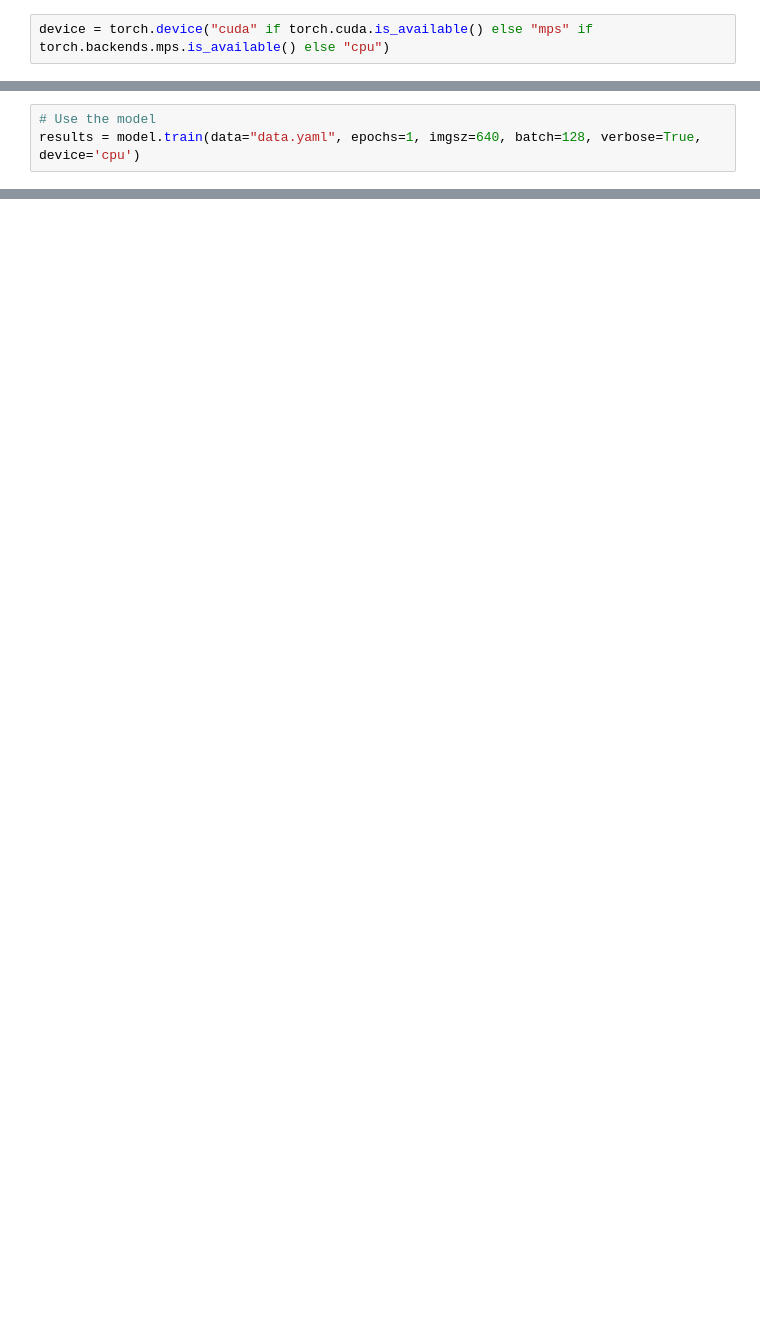
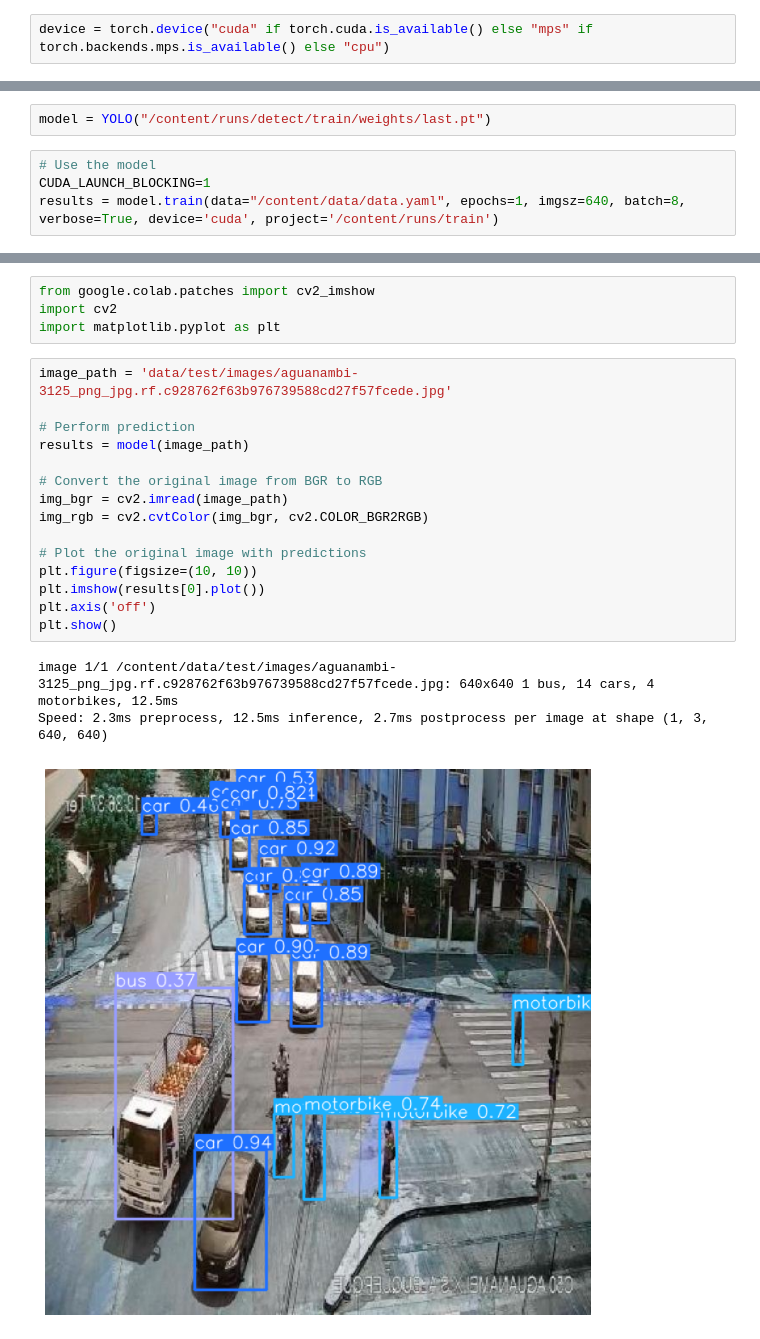
Before and after one commit to ansu0122/stream-and-detect, a Jupyter notebook: detector/yolo8.ipynb, the cells around one changed output, grey strips where cells are left out. Saved outputs shown, nothing was run; the diff lists cells and outputs as text; blank space fills up the shorter version.

Commit message:
some updates for model tuning

```diff
--- a/detector/yolo8.ipynb
+++ b/detector/yolo8.ipynb
@@ -17,4 +49,7 @@ Error:
+# %%
+model = YOLO("/content/runs/detect/train/weights/last.pt")
 # %%
 # Use the model
-results = model.train(data="data.yaml", epochs=1, imgsz=640, batch=128, verbose=True, device='cpu')
+CUDA_LAUNCH_BLOCKING=1
+results = model.train(data="/content/data/data.yaml", epochs=1, imgsz=640, batch=8, verbose=True, device='cuda', project='/content/runs/train')
 # %% [output]
@@ -26,2 +125,25 @@ results = model("data/test/images/aguanambi-3125_png_jpg.rf.c928762f63b976739588
+# %%
+from google.colab.patches import cv2_imshow
+import cv2
+import matplotlib.pyplot as plt
+# %%
+image_path = 'data/test/images/aguanambi-3125_png_jpg.rf.c928762f63b976739588cd27f57fcede.jpg'
+
+# Perform prediction
+results = model(image_path)
+
+# Convert the original image from BGR to RGB
+img_bgr = cv2.imread(image_path)
+img_rgb = cv2.cvtColor(img_bgr, cv2.COLOR_BGR2RGB)
+
+# Plot the original image with predictions
+plt.figure(figsize=(10, 10))
+plt.imshow(results[0].plot())
+plt.axis('off')
+plt.show()
+# %% [output]
+image 1/1 /content/data/test/images/aguanambi-3125_png_jpg.rf.c928762f63b976739588cd27f57fcede.jpg: 640x640 1 bus, 14 cars, 4 motorbikes, 12.5ms
+Speed: 2.3ms preprocess, 12.5ms inference, 2.7ms postprocess per image at shape (1, 3, 640, 640)
+[figure, added]
 # %%
 path = model.export(format="onnx")  # export the model to ONNX format
```
Also changed, not shown: parts of 13 cells of this notebook.
